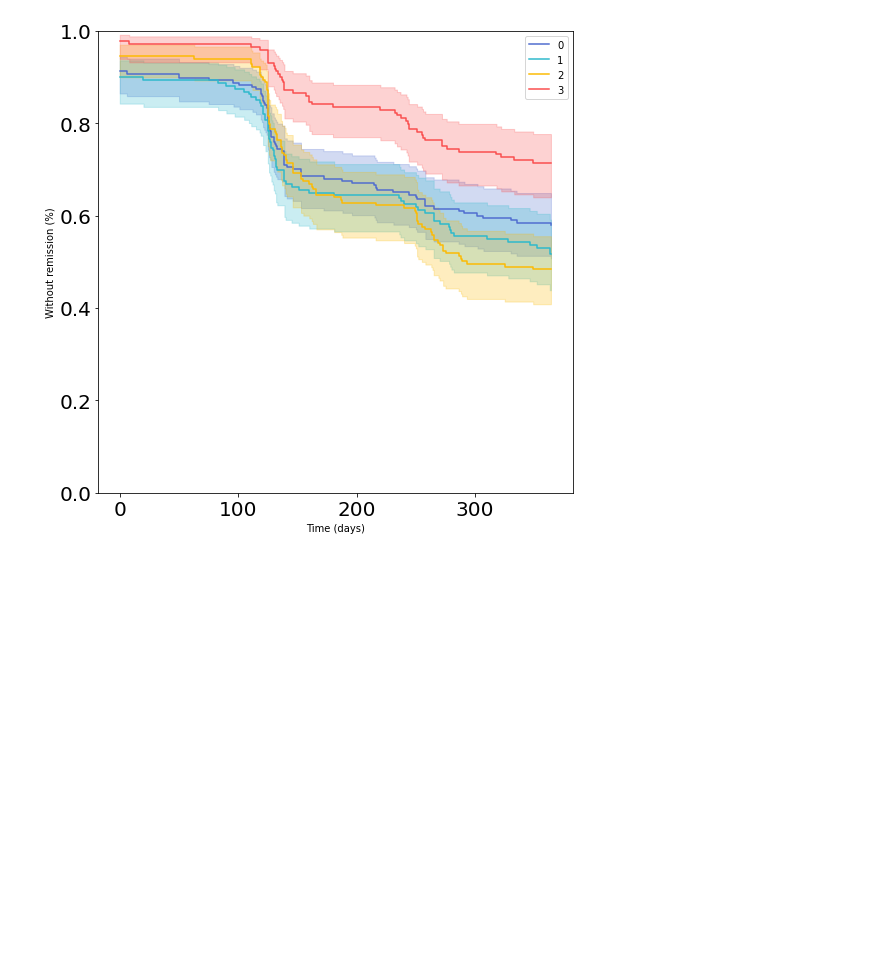
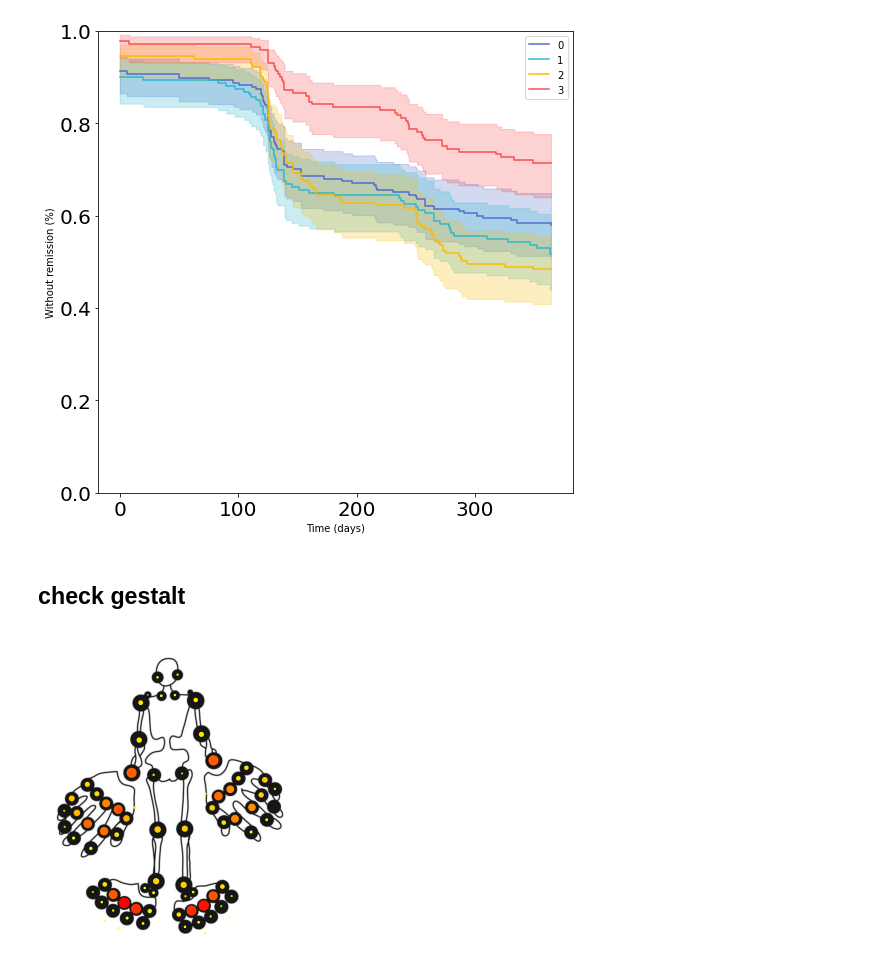
Before and after one commit to levrex/SimpleJIP, a Jupyter notebook: Simplified_JIP_classification_Leiden.ipynb, the cells around one changed output. Saved outputs shown, nothing was run; the diff lists cells and outputs as text; code cells hidden in the pictures; blank space fills up the shorter version.

Commit message:
update readme & add example of gestalt plots

```diff
--- a/Simplified_JIP_classification_Leiden.ipynb
+++ b/Simplified_JIP_classification_Leiden.ipynb
@@ -346,3 +346,71 @@ Patients that reach remission in cluster 2: 0.516 60
 3976.0
 Patients that reach remission in cluster 3: 0.286 118
 [figure]
+# %% [markdown]
+## check gestalt
+# %%
+import pandas as pd
+import sys
+sys.path.append(r'src/')
+import MannequinFunctions as func
+import matplotlib.pyplot as plt
+import importlib as imp
+imp.reload(func)
+
+# Import mannequin information
+df_man = pd.read_csv('data/Leiden_EHR_joints_mannequin.csv', sep='|')
+df_man = df_man[[col for col in df_man.columns if '_negative' not in col]]
+# %%
+import seaborn as sns
+from matplotlib.colors import LinearSegmentedColormap
+
+# Create a custom color palette from black to red
+custom_palette = sns.color_palette("dark:red", n_colors=256)
+custom_cmap = LinearSegmentedColormap.from_list("custom", custom_palette)
+
+
+CLUSTER = 0
+
+l_pat = set(metadata[metadata['pred_cluster']==CLUSTER]['pseudoId'])
+df_man['index'] = metadata['sample'].copy()
+
+df_sjc = df_man[df_man['pseudoId'].isin(l_pat)].copy()
+df_tjc = df_sjc.copy()
+l_swollen = [col for col in df_man.columns if 'Zwelling_' in col]
+l_swollen.append('pseudoId')
+
+l_tender = [col for col in df_man.columns if 'Pijn_' in col]
+l_tender.append('pseudoId')
+
+df_sjc = df_sjc[l_swollen]
+df_sjc.columns = [col.split("_")[1] if "_" in col else col for col in df_sjc.columns  ]
+
+df_tjc = df_tjc[l_tender]
+df_tjc.columns = [col.split("_")[1] if "_" in col else col for col in df_tjc.columns  ]
+
+df_total = df_sjc.copy()# pd.concat([df_sjc, df_tjc]).groupby('pseudoId', as_index=False).mean()
+
+#create scatterplot (toDo: for both big & small joints)
+l_col = [col for col in df_total.columns if col not in ['pseudoId', 'patnr','FirstConsult', 'index']]
+df_plot = pd.DataFrame(df_total[l_col].mean().T)
+df_plot= df_plot.reset_index()
+df_plot.columns = ['feature', 'value']
+df_plot['x'], df_plot['y'], df_plot['s'] = zip(*df_plot['feature'].apply(lambda x : func.get_mannequin_coord(x)))
+df_plot['s'] = df_plot['s'] * df_plot['value']
+
+# Visualize gestalt
+im = plt.imread('figures/template/Mannequin_large_old.jpg')
+implot = plt.imshow(im)
+plt.scatter(df_plot.x, df_plot.y, s=df_plot.s, c=df_plot.value, cmap='autumn_r') # cool
+#plt.scatter(df_plot.x, df_plot.y, s=df_plot.s, color='red') # cool
+
+
+fig = plt.gcf()
+plt.axis('off')
+#plt.text(450, 1, r'Cluster %s' % str(CLUSTER+1), fontsize=15)
+fig.set_dpi(100)
+
+sns.set(rc={'axes.facecolor':'#0000FF', 'figure.facecolor':(0,0,0,0), "savefig.facecolor": (0, 0, 0, 0)})  # blue  with alpha = 20%'})
+plt.show()
+# %% [output]
+[figure, added]
```
Also changed, not shown: 6 other files.
